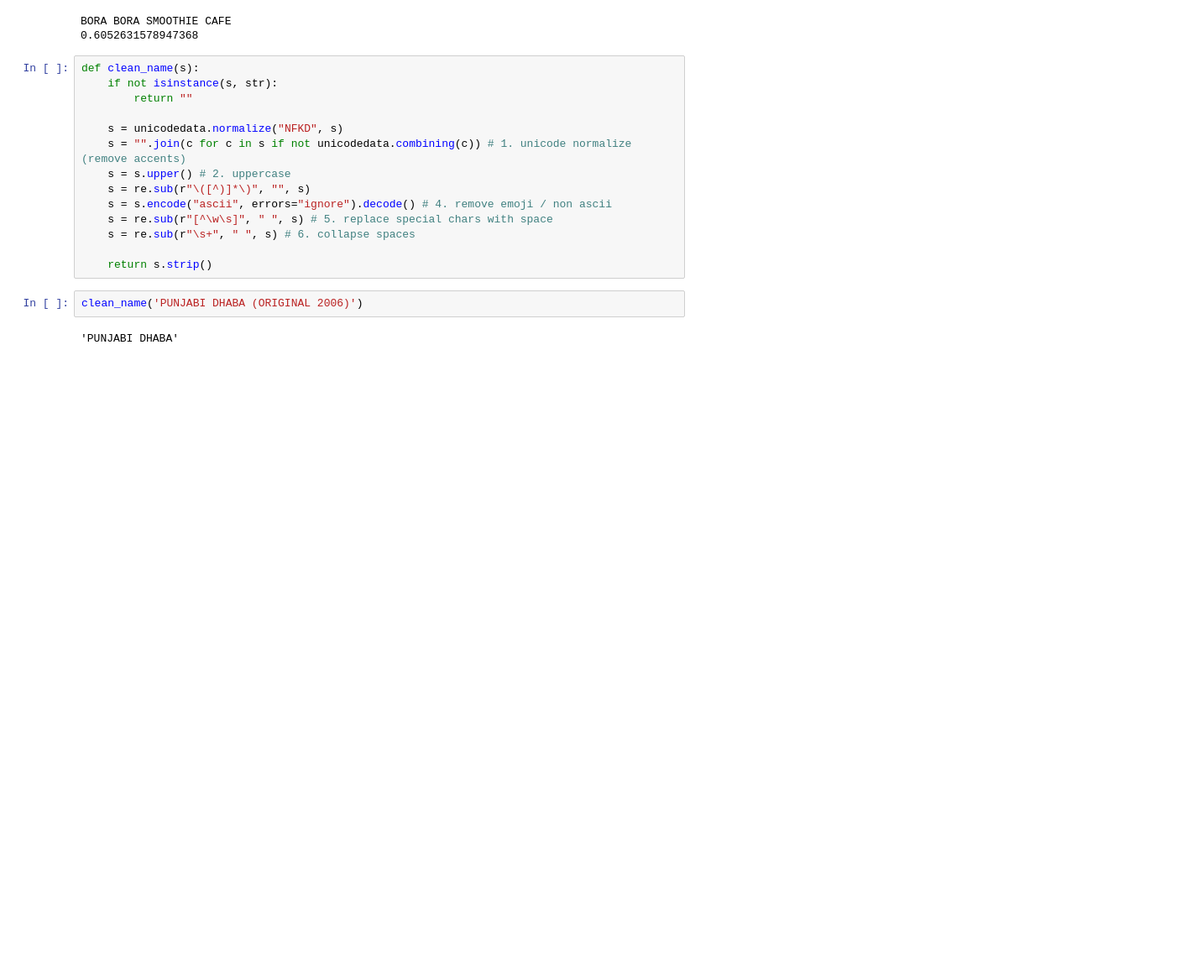
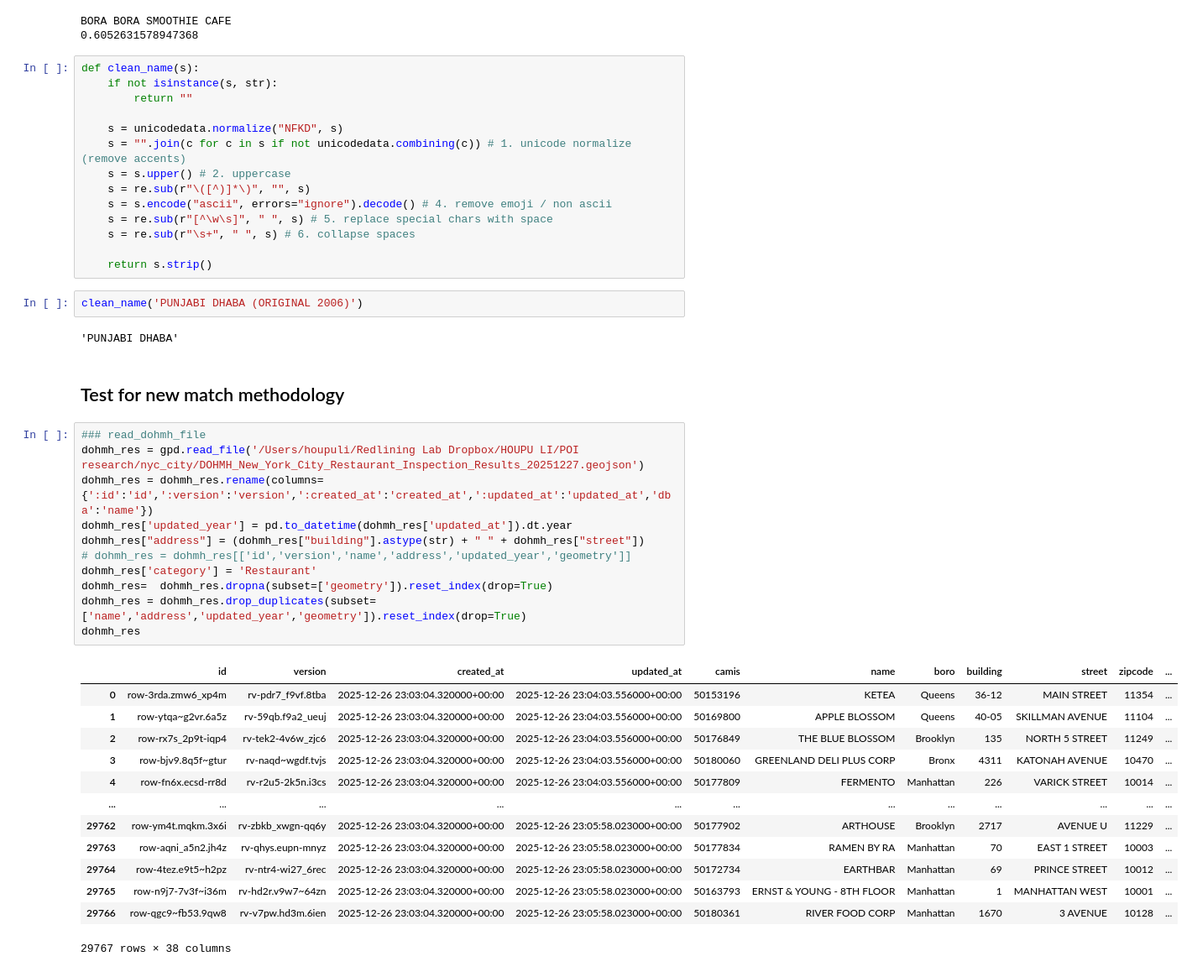
Before and after one commit to HOUPU1993/POI-study, a Jupyter notebook: some_findings.ipynb, the cells around one changed output. Shown at 84% size. Drawn from its saved outputs; the diff is of its cells as text; blank space fills up the shorter version.

```diff
--- a/some_findings.ipynb
+++ b/some_findings.ipynb
@@ -1360,3 +1251,30 @@ def clean_name(s):
 clean_name('PUNJABI DHABA (ORIGINAL 2006)')
 # %% [output]
 'PUNJABI DHABA'
+# %% [markdown]
+## Test for new match methodology
+# %%
+### read_dohmh_file
+dohmh_res = gpd.read_file('/Users/houpuli/Redlining Lab Dropbox/HOUPU LI/POI research/nyc_city/DOHMH_New_York_City_Restaurant_Inspection_Results_20251227.geojson')
+dohmh_res = dohmh_res.rename(columns={':id':'id',':version':'version',':created_at':'created_at',':updated_at':'updated_at','dba':'name'})
+dohmh_res['updated_year'] = pd.to_datetime(dohmh_res['updated_at']).dt.year
+dohmh_res["address"] = (dohmh_res["building"].astype(str) + " " + dohmh_res["street"])
+# dohmh_res = dohmh_res[['id','version','name','address','updated_year','geometry']]
+dohmh_res['category'] = 'Restaurant'
+dohmh_res=  dohmh_res.dropna(subset=['geometry']).reset_index(drop=True)
+dohmh_res = dohmh_res.drop_duplicates(subset=['name','address','updated_year','geometry']).reset_index(drop=True)
+dohmh_res
+# %% [output]
+|  | id | version | created_at | updated_at | camis | name | boro | building | street | zipcode | ... |
+| 0 | row-3rda.zmw6_xp4m | rv-pdr7_f9vf.8tba | 2025-12-26 23:03:04.320000+00:00 | 2025-12-26 23:04:03.556000+00:00 | 50153196 | KETEA | Queens | 36-12 | MAIN STREET | 11354 | ... |
+| 1 | row-ytqa~g2vr.6a5z | rv-59qb.f9a2_ueuj | 2025-12-26 23:03:04.320000+00:00 | 2025-12-26 23:04:03.556000+00:00 | 50169800 | APPLE BLOSSOM | Queens | 40-05 | SKILLMAN AVENUE | 11104 | ... |
+| 2 | row-rx7s_2p9t-iqp4 | rv-tek2-4v6w_zjc6 | 2025-12-26 23:03:04.320000+00:00 | 2025-12-26 23:04:03.556000+00:00 | 50176849 | THE BLUE BLOSSOM | Brooklyn | 135 | NORTH 5 STREET | 11249 | ... |
+| 3 | row-bjv9.8q5f~gtur | rv-naqd~wgdf.tvjs | 2025-12-26 23:03:04.320000+00:00 | 2025-12-26 23:04:03.556000+00:00 | 50180060 | GREENLAND DELI PLUS CORP | Bronx | 4311 | KATONAH AVENUE | 10470 | ... |
+| 4 | row-fn6x.ecsd-rr8d | rv-r2u5-2k5n.i3cs | 2025-12-26 23:03:04.320000+00:00 | 2025-12-26 23:04:03.556000+00:00 | 50177809 | FERMENTO | Manhattan | 226 | VARICK STREET | 10014 | ... |
+| ... | ... | ... | ... | ... | ... | ... | ... | ... | ... | ... | ... |
+| 29762 | row-ym4t.mqkm.3x6i | rv-zbkb_xwgn-qq6y | 2025-12-26 23:03:04.320000+00:00 | 2025-12-26 23:05:58.023000+00:00 | 50177902 | ARTHOUSE | Brooklyn | 2717 | AVENUE U | 11229 | ... |
+| 29763 | row-aqni_a5n2.jh4z | rv-qhys.eupn-mnyz | 2025-12-26 23:03:04.320000+00:00 | 2025-12-26 23:05:58.023000+00:00 | 50177834 | RAMEN BY RA | Manhattan | 70 | EAST 1 STREET | 10003 | ... |
+| 29764 | row-4tez.e9t5~h2pz | rv-ntr4-wi27_6rec | 2025-12-26 23:03:04.320000+00:00 | 2025-12-26 23:05:58.023000+00:00 | 50172734 | EARTHBAR | Manhattan | 69 | PRINCE STREET | 10012 | ... |
+| 29765 | row-n9j7-7v3f~i36m | rv-hd2r.v9w7~64zn | 2025-12-26 23:03:04.320000+00:00 | 2025-12-26 23:05:58.023000+00:00 | 50163793 | ERNST & YOUNG - 8TH FLOOR | Manhattan | 1 | MANHATTAN WEST | 10001 | ... |
+| 29766 | row-qgc9~fb53.9qw8 | rv-v7pw.hd3m.6ien | 2025-12-26 23:03:04.320000+00:00 | 2025-12-26 23:05:58.023000+00:00 | 50180361 | RIVER FOOD CORP | Manhattan | 1670 | 3 AVENUE | 10128 | ... |
+29767 rows × 38 columns
```
Also changed, not shown: parts of 25 cells of this notebook, 1 other file.
